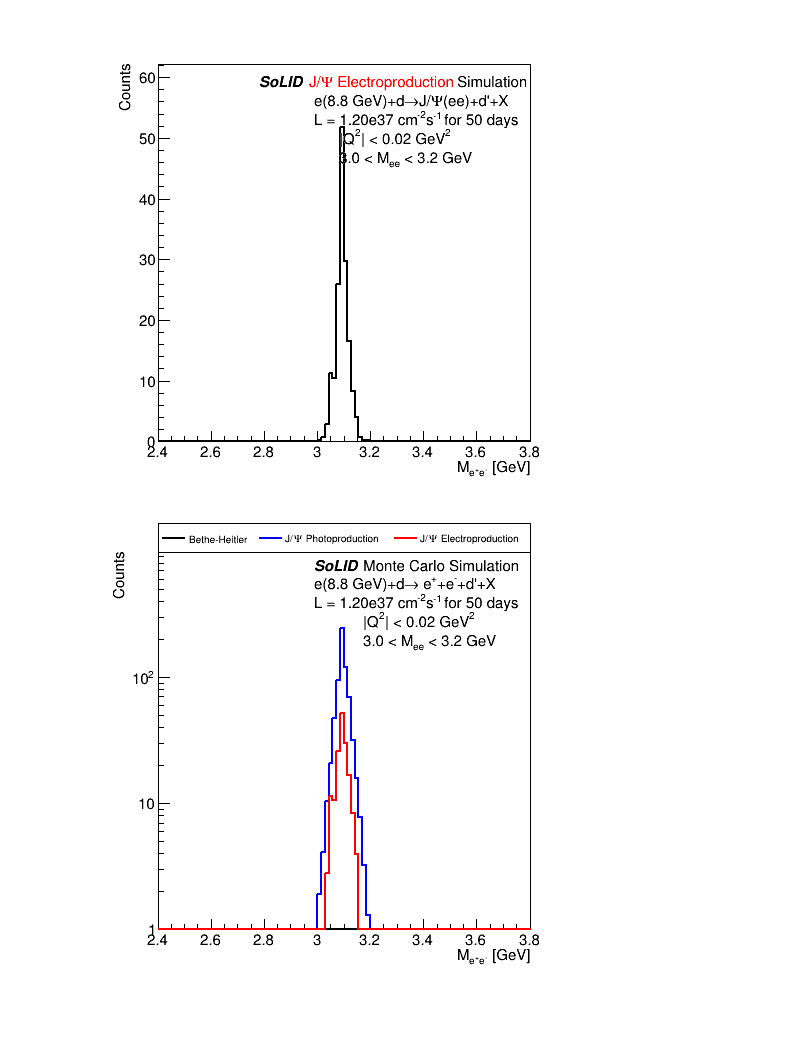
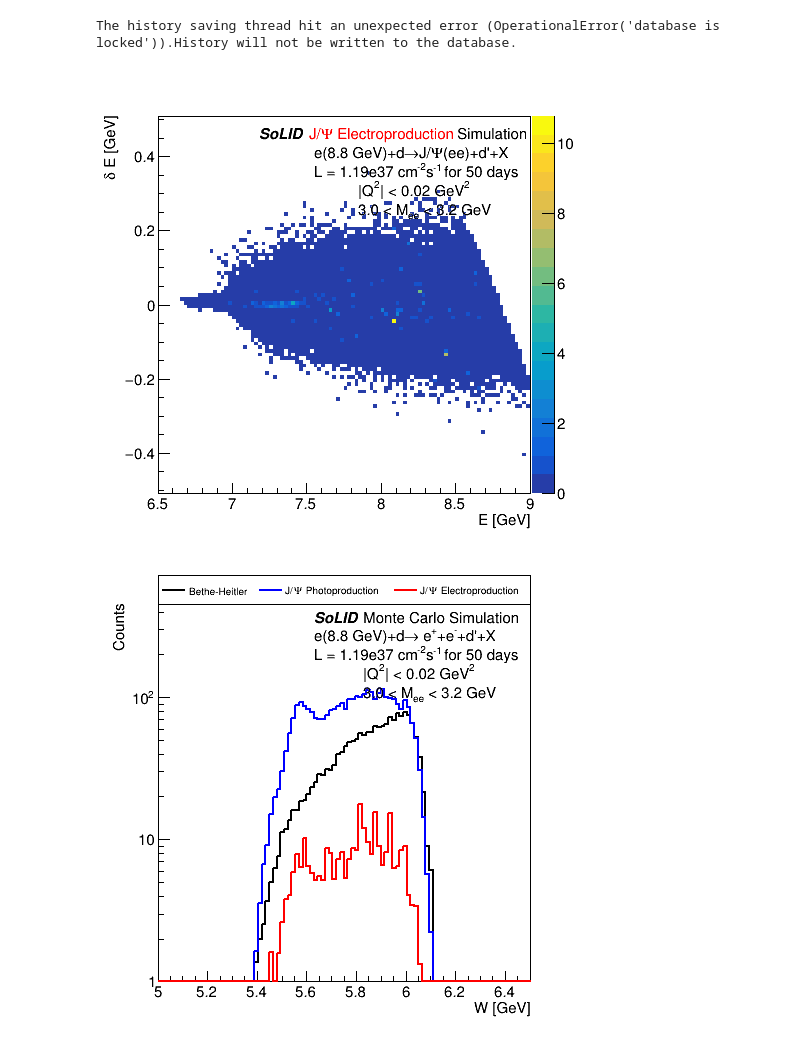
Before and after one commit to Gregtom3/SoLIDThresholdPhysics, a Jupyter notebook: plotting_macros/detected_events.ipynb, the cells around one changed output. Saved outputs shown, nothing was run; the diff lists cells and outputs as text; code cells hidden in the pictures; blank space fills up the shorter version.

```diff
--- a/plotting_macros/detected_events.ipynb
+++ b/plotting_macros/detected_events.ipynb
@@ -7,0 +42,13 @@ Welcome to JupyROOT 6.22/06
+# %%
+N=int(1e5)
+flux = []
+Q2 = []
+h = ROOT.TH1F("h","",100,0,0.02)
+eIn = ROOT.TLorentzVector(0,0,beamE,np.sqrt(beamE**2-mE**2))
+eOut = ROOT.TLorentzVector()
+hIn = ROOT.TLorentzVector(0,0,0,mD)
+for i in range(N):
+    f,q = VirtualPhoton(kmin,kmax,beamE,mD,eIn,eOut,hIn)
+    flux.append(f)
+    Q2.append(-q.M2())
+    h.Fill(-q.M2(),f)
@@ -8,6 +65,6 @@ Welcome to JupyROOT 6.22/06
 # %%
-PROJECT_NAME = "test4"
-PROJECT_PATH = "/volatile/clas12/users/gmat/solid.data/coherent_deuteron_threshold/projects/"
+PROJECT_NAME = "test6"
+PROJECT_PATH = "/volatile/clas12/users/gmat/solid.data/projects/"
 TARGET_TYPE  = "d"
 PLOT_DIR = f"./plots/{PROJECT_NAME}/detected_events"
 PLOT_DIR_PNG = f"{PLOT_DIR}/png"
@@ -21,0 +81,6 @@ except:
+# %%
+c=ROOT.TCanvas()
+
+photo_tree.Draw("flux_epa","weight*(smear_Q2<0.02)","PLC hist")
+photo_tree.Draw("flux_brem","weight*(smear_Q2<0.02)","PLC hist same")
+c.Draw()
@@ -101,45 +190,58 @@ for plot, plot_values in plot_dict.items():
             ROOT.gPad.SetLeftMargin(0.125)
             tree = evtgen_values["ttree"]
             h    = plot_values["hist"].Clone()
             h.SetLineColor(1)
             h.SetLineWidth(2)
             h.SetName(f"hist_{plot_number}")
             weight_str = evtgen_values['tcut']
             if cut_values['tcut']:
                 weight_str+="*"+cut_values['tcut']
-            draw_str = f"{plot_values['branch']}>>hist_{plot_number}"
-            h_title = f";{plot_values['xtitle']};Counts"
-            option_str = "hist"
+            if ROOT.TH1F == type(h):
+                draw_str = f"{plot_values['branch']}>>hist_{plot_number}"
+                h_title = f";{plot_values['xtitle']};Counts"
+                option_str = "hist"
+            else:
+                draw_str = f"{plot_values['ybranch']}:{plot_values['xbranch']}>>hist_{plot_number}"
+                h_title = f";{plot_values['xtitle']};{plot_values['ytitle']}"
+                option_str = "colz"
+                if "sigma" not in plot:
+                    ROOT.gPad.SetLogz()
 
             tree.Draw(draw_str, weight_str, "goff")
             h.SetTitle(h_title)
             h.Draw(option_str)
-            h.GetYaxis().SetRangeUser(0,h.GetMaximum()*1.2)
-
+            if type(h)==ROOT.TH1F:
+                h.GetYaxis().SetRangeUser(0,h.GetMaximum()*1.2)
+            else:
+                h.GetYaxis().SetRangeUser(-h.GetMaximum()*1.2,h.GetMaximum()*1.2)
             dy = 0.04
             x1 = 0.33 if evtgen!="bh" else 0.4
             x2 = 0.44
             y  = 0.85
             latex = ROOT.TLatex()
             latex.SetTextSize(dy-0.005)
             latex.SetTextFont(42)
             latex.DrawLatexNDC(x1,y,"#bf{#it{SoLID}} #color[2]{"+evtgen_values["name"]+"} Simulation")
             latex.DrawLatexNDC(x2,y-dy,f"e({beam_energy} GeV)+d#rightarrow"+("J/#Psi(ee)" if evtgen!="bh" else "(e^{+}+e^{-})") + "+d'+X")
             latex.DrawLatexNDC(x2,y-2*dy,f"L = {luminosity} cm^{{-2}}s^{{-1}} for {days:0.0f} days")
             for i in range(len(cut_values['cutstrings'])):
-                latex.DrawLatexNDC(x2+0.05,y-(3+i)*dy,cut_values['cutstrings'][i])
+                latex.DrawLatexNDC(x2+0.09,y-(3+i)*dy,cut_values['cutstrings'][i])
             plot_name = f"{evtgen}_{plot}"
             c.SaveAs(f"{PLOT_DIR_PNG}/{plot_name}.cut_{cut}.png")
             c.SaveAs(f"{PLOT_DIR_PDF}/{plot_name}.cut_{cut}.pdf")
             c.Draw()
             plot_number+=1
 # %% [output]
+The history saving thread hit an unexpected error (OperationalError('database is locked')).History will not be written to the database.
-[figure, old version]
+[figure, new version]
 # %%
 plot_number = 0
 ROOT.gErrorIgnoreLevel = ROOT.kError
 for cut, cut_values in cut_dict.items():
     for plot, plot_values in plot_dict.items():
+        h    = plot_values["hist"].Clone()
+        if type(h) == ROOT.TH2F:
+            continue
         c = ROOT.TCanvas("c","c",500,500)
         H=[]
         legend=ROOT.TLegend(0.125,0.9,0.875,0.96)
@@ -153,6 +255,7 @@ for cut, cut_values in cut_dict.items():
             ROOT.gPad.SetLeftMargin(0.125)
             tree = evtgen_values["ttree"]
             h    = plot_values["hist"].Clone()
+
             h.SetLineColor(1)
             h.SetLineWidth(2)
             h.SetName(f"hist_{plot_number}")
@@ -178,11 +281,12 @@ for cut, cut_values in cut_dict.items():
             legend.AddEntry(H[-1],evtgen_values["name"],"l")
             plot_number+=1
 
-        ymax = H[-1].GetMaximum()
-        for h in H:
-            ymax0 = h.GetMaximum()
-            if ymax0>ymax:
-                ymax=ymax0
+        if type(H[-1]) == ROOT.TH1F:
+            ymax = H[-1].GetMaximum()
+            for h in H:
+                ymax0 = h.GetMaximum()
+                if ymax0>ymax:
+                    ymax=ymax0
 
         H[0].GetYaxis().SetRangeUser(1,ymax*4)
         dy = 0.04
@@ -203,4 +307,4 @@ for cut, cut_values in cut_dict.items():
         c.SaveAs(f"{PLOT_DIR_PDF}/all.{plot_name}.cut_{cut}.pdf")
         c.Draw()
 # %% [output]
-[figure, old version]
+[figure, new version]
```
Also changed, not shown: parts of 16 cells of this notebook, 11 other files.
